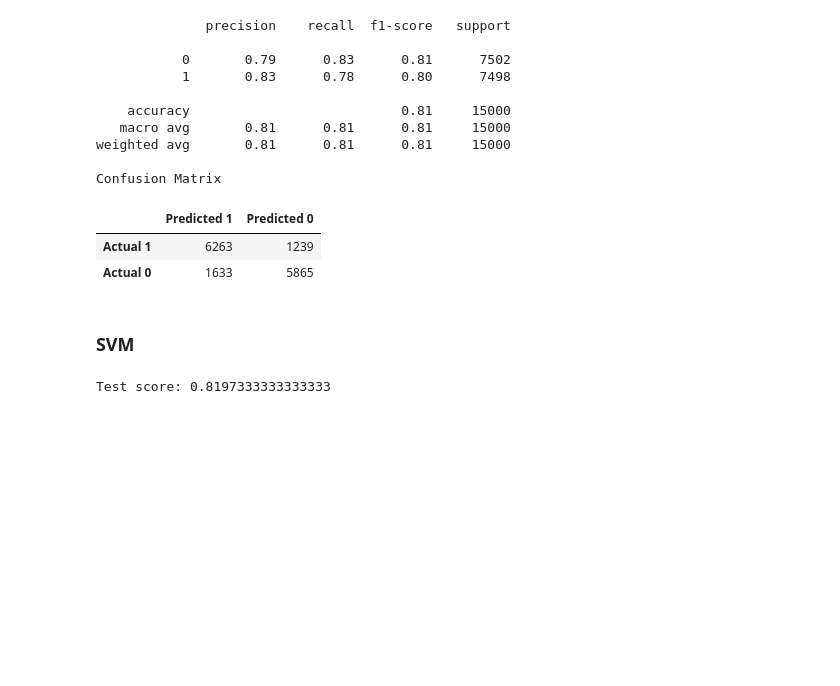
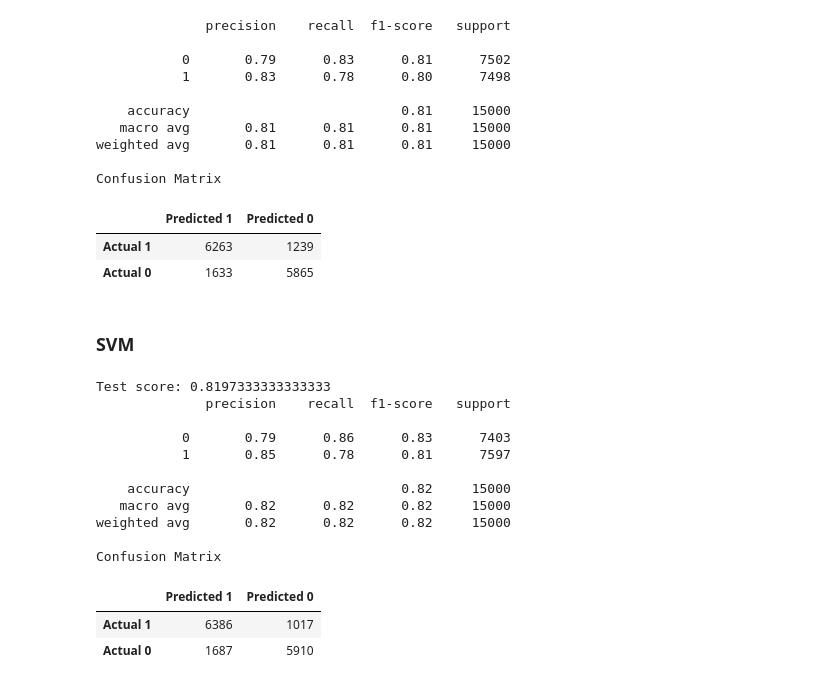
Before and after one commit to Mrityunjay000/data_mining_final_project, a Jupyter notebook: CS_363D_Final_Project.ipynb, the cells around one changed output. Cells and saved outputs as stored; diff of their text form; code cells hidden in the pictures; blank space fills up the shorter version.

Commit message:
add confusion matrix for svm

```diff
--- a/CS_363D_Final_Project.ipynb
+++ b/CS_363D_Final_Project.ipynb
@@ -880,23 +880,44 @@ Confusion Matrix
 # %%
 from imblearn.over_sampling import SMOTE
 from imblearn.pipeline import Pipeline as imbpipeline
 from sklearn.preprocessing import StandardScaler
 from sklearn.svm import SVC
 from sklearn.model_selection import train_test_split, GridSearchCV
 from sklearn.model_selection import cross_val_score, cross_val_predict
+from sklearn.metrics import confusion_matrix, classification_report
+
 
 pipeline = imbpipeline(steps = [['smote', SMOTE(random_state=11)],
                                 ['scaler', StandardScaler()],
                                 ['classifier', SVC()]])
 
 param_grid = {
     'classifier__kernel': ['linear', 'rbf', 'poly']
 }
 
 search = GridSearchCV(pipeline, param_grid, cv=5)
 nested_score = cross_val_score(search, X, y, cv=5).mean()
 print(f'Test score: {nested_score}')
+
+preds = cross_val_predict(search, X, y)
+mat = confusion_matrix(y, preds)
+print(classification_report(y, preds))
+print('Confusion Matrix')
+print_confusion_matrix(mat)
 # preds = cross_val_predict(search, X, y, cv=5)
 # print(classification_report(labels, preds))
 # %% [output]
 Test score: 0.8197333333333333
+              precision    recall  f1-score   support
+
+           0       0.79      0.86      0.83      7403
+           1       0.85      0.78      0.81      7597
+
+    accuracy                           0.82     15000
+   macro avg       0.82      0.82      0.82     15000
+weighted avg       0.82      0.82      0.82     15000
+
+Confusion Matrix
+|  | Predicted 1 | Predicted 0 |
+| Actual 1 | 6386 | 1017 |
+| Actual 0 | 1687 | 5910 |
```
